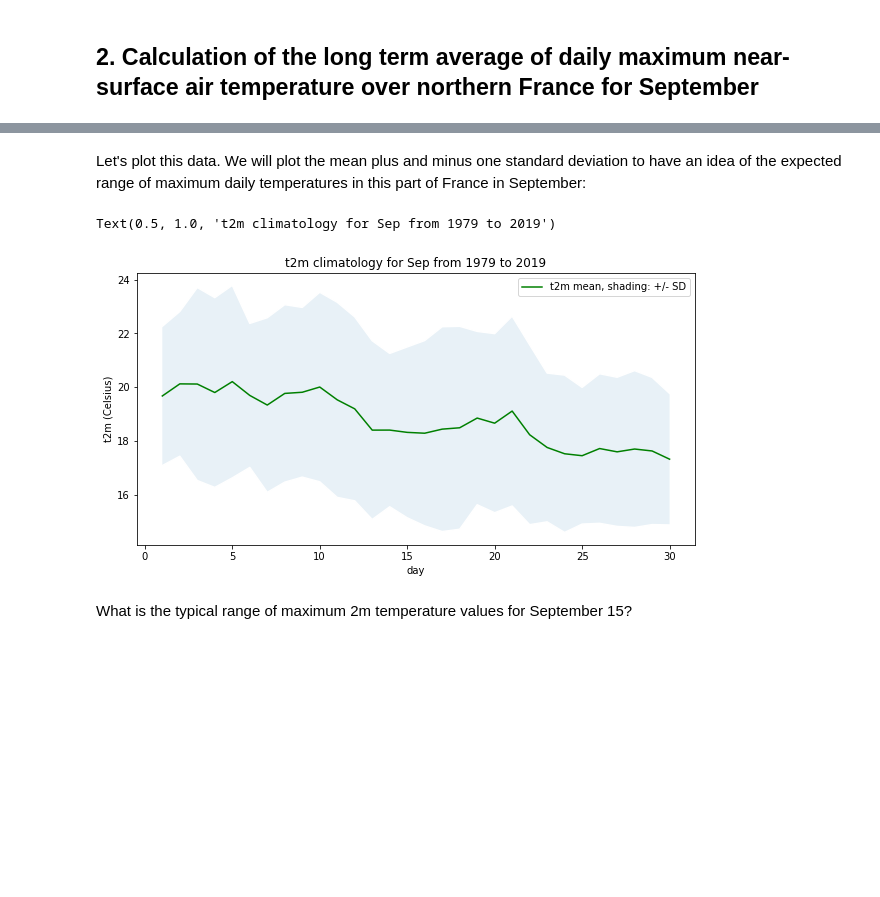
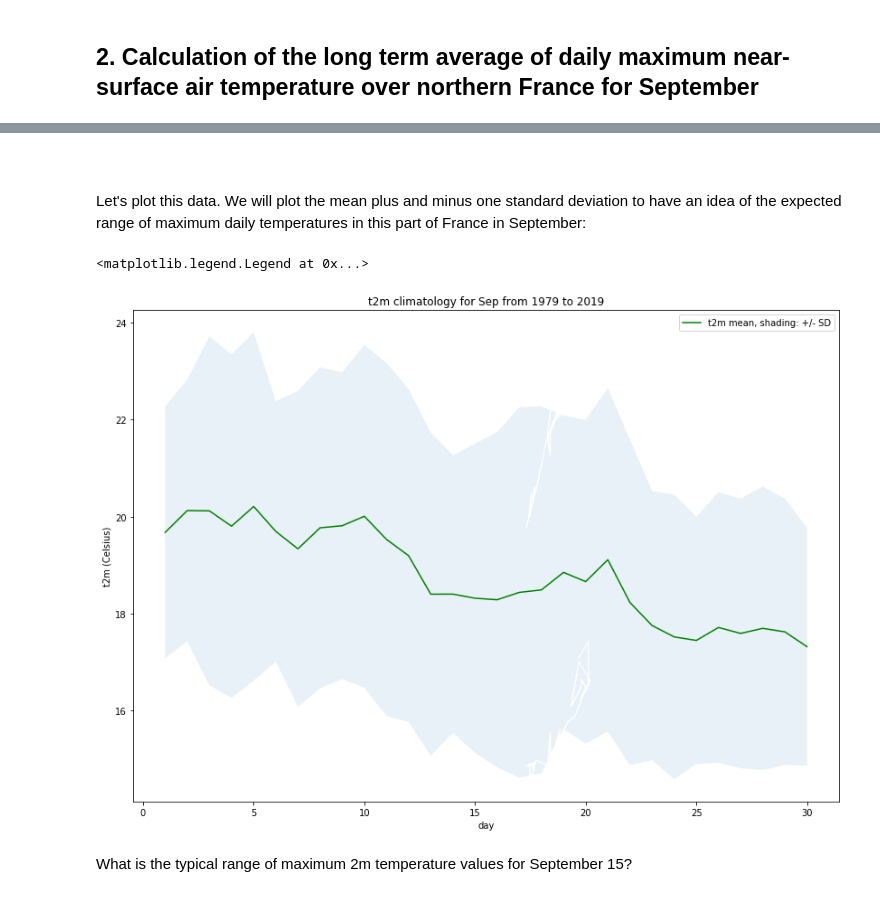
Before and after one commit to tessac2/copernicus-training, a Jupyter notebook: 112_c3s_climate_extremes.ipynb, the cells around one changed output, grey strips where cells are left out. Drawn from its saved outputs; the diff is of its cells as text; code cells hidden in the pictures; blank space fills up the shorter version.

```diff
--- a/112_c3s_climate_extremes.ipynb
+++ b/112_c3s_climate_extremes.ipynb
@@ -324,2 +339,3 @@ To do this, we first have to extract the maximum daily value for each day in the
 # %%
-Lille_max = Lille_past.resample(time='D').max()
+era5_t2m_daily_max_lille_1979_2019 = era5_t2m_hourly_lille_1979_2019.resample(time='1D').max()
+era5_t2m_daily_max_lille_1979_2019
@@ -330,0 +352,3 @@ Lille_sd = Lille_max.groupby('time.day').std('time')
+# %%
+era5_t2m_daily_max_lille = era5_t2m_daily_max_lille_1979_2019.groupby('time.day').mean()
+era5_t2m_daily_max_lille
@@ -330,0 +369,3 @@ Lille_sd = Lille_max.groupby('time.day').std('time')
+# %%
+era5_t2m_daily_max_lille_std = era5_t2m_daily_max_lille_1979_2019.groupby('time.day').std()
+era5_t2m_daily_max_lille_std
@@ -331,26 +382,33 @@ Lille_sd = Lille_max.groupby('time.day').std('time')
+# %% [markdown]
+<br>
 # %% [markdown]
 Let's plot this data. We will plot the mean plus and minus one standard deviation to have an idea of the expected range of maximum daily temperatures in this part of France in September:
+# %%
+y1 = era5_t2m_daily_max_lille[:-1]
+y2 = era5_t2m_daily_max_lille[:-1] + era5_t2m_daily_max_lille_std[:-1]
+y2 = np.squeeze(y2.values)
+y3 = era5_t2m_daily_max_lille[:-1] - era5_t2m_daily_max_lille_std[:-1]
+y3 = np.squeeze(y3.values)
 # %%
-y1 = Lille_m
-y2 = Lille_m + Lille_sd
-y2 = np.squeeze(y2.values)
-y3 = Lille_m - Lille_sd
-y3 = np.squeeze(y3.values)
 
-fig = plt.figure(figsize=(10,5))
+
+fig = plt.figure(figsize=(14,10))
 ax = plt.subplot()
+ax.set_title('t2m climatology for Sep from 1979 to 2019')
 ax.set_ylabel('t2m (Celsius)')
 ax.set_xlabel('day')
-ax.plot(Lille_m.day, y1, color='green', label='t2m mean, shading: +/- SD')
-ax.plot(Lille_m.day, y2, color='white')
-ax.plot(Lille_m.day, y3, color='white')
-ax.fill_between(Lille_m.day, y2, y3, alpha=0.1)
+
+ax.plot(era5_t2m_daily_max_lille.day[:-1], y1, color='green', label='t2m mean, shading: +/- SD')
+ax.plot(era5_t2m_daily_max_lille[:-1], y2, color='white')
+ax.plot(era5_t2m_daily_max_lille[:-1], y3, color='white')
+
+ax.fill_between(era5_t2m_daily_max_lille.day[:-1], y2, y3, alpha=0.1)
+
 handles, labels = ax.get_legend_handles_labels()
 ax.legend(handles, labels)
-ax.set_title('t2m climatology for Sep from 1979 to 2019')
 # %% [output]
-Text(0.5, 1.0, 't2m climatology for Sep from 1979 to 2019')
+<matplotlib.legend.Legend at 0x...>
-[figure, old version]
+[figure, new version]
 # %% [markdown]
 What is the typical range of maximum 2m temperature values for September 15?
 # %% [markdown]
```
Also changed, not shown: parts of 24 cells of this notebook.
